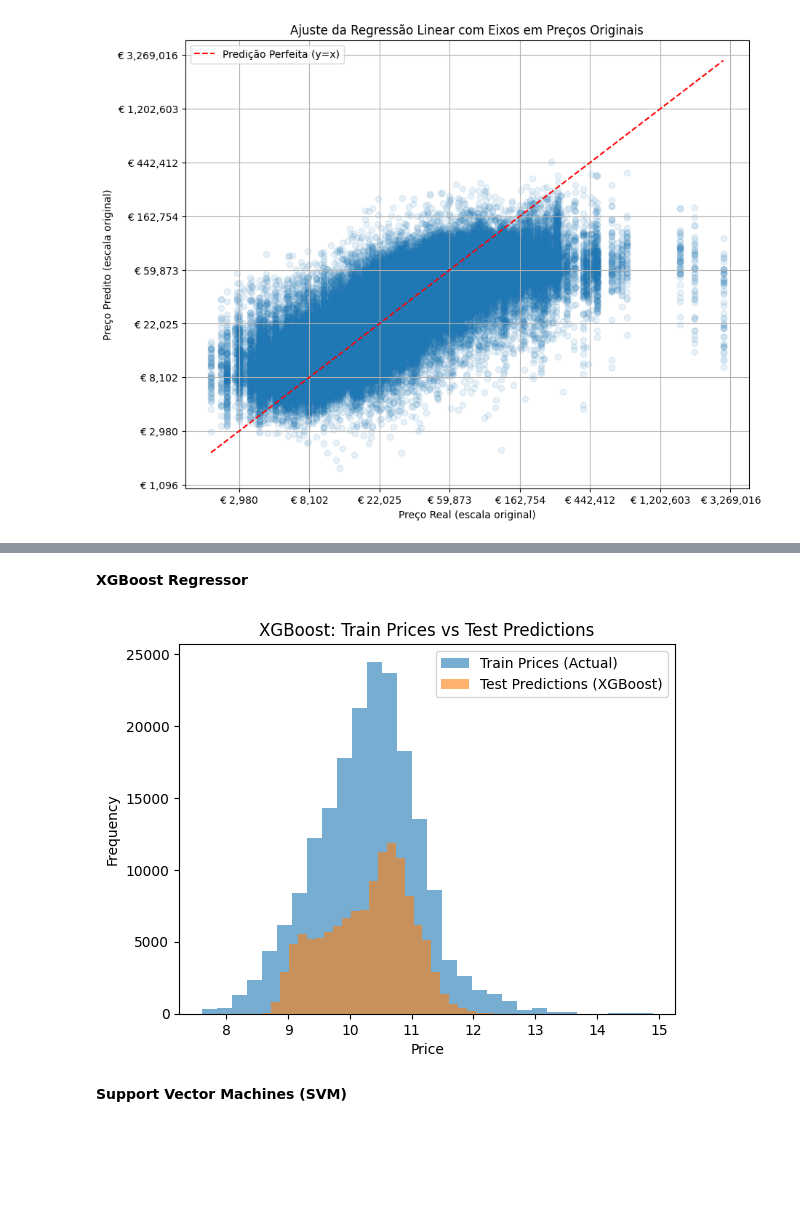
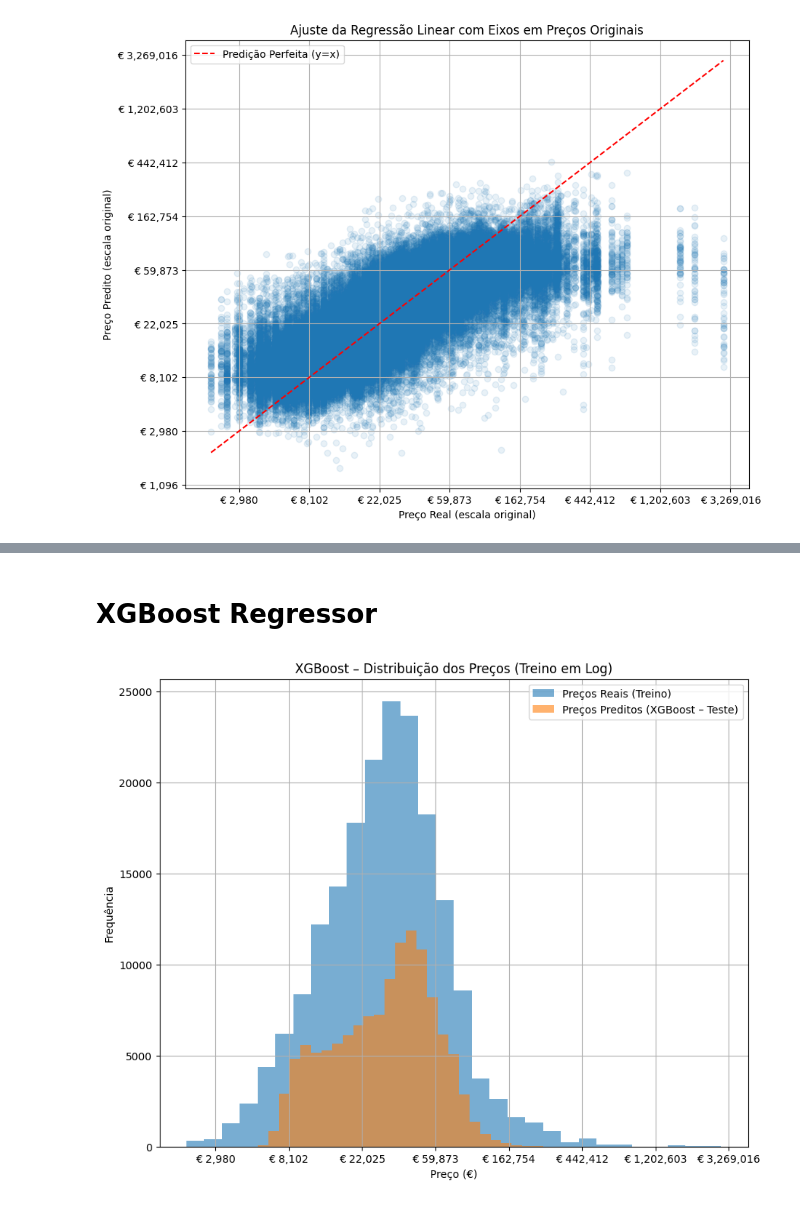
Before and after one commit to ThaylaalyahT/AA_TP1, a Jupyter notebook: car_price_prediction_test.ipynb, the cells around one changed output, grey strips where cells are left out. Drawn from its saved outputs; the diff is of its cells as text; code cells hidden in the pictures; blank space fills up the shorter version.

```diff
--- a/car_price_prediction_test.ipynb
+++ b/car_price_prediction_test.ipynb
@@ -551,6 +380,10 @@ plt.show()
 # %%
-rf = RandomForestRegressor(n_estimators=100, random_state=42)
+rf = RandomForestRegressor(
+    n_estimators=100,
+    random_state=42
+)
+
 rf.fit(X_train_scaled, Y_train_log)
 
-Y_pred_rf = rf.predict(X_test_scaled)
+Y_pred_rf_log = rf.predict(X_test_scaled)
 # %%
@@ -566,5 +420,5 @@ plt.show()
 # %% [markdown]
-**XGBoost Regressor**
+# XGBoost Regressor
 # %%
 xgb_model = xgb.XGBRegressor(
     n_estimators=200,
@@ -575,15 +429,35 @@ xgb_model = xgb.XGBRegressor(
 
 xgb_model.fit(X_train_scaled, Y_train_log)
 
-# Prever
-Y_pred_xgb = xgb_model.predict(X_test_scaled)
+Y_pred_xgb_log = xgb_model.predict(X_test_scaled)
 # %%
-plt.hist(Y_train_log, bins=30, alpha=0.6, label='Train Prices (Actual)')
-plt.hist(Y_pred_xgb, bins=30, alpha=0.6, label='Test Predictions (XGBoost)')
-plt.xlabel('Price')
-plt.ylabel('Frequency')
-plt.title('XGBoost: Train Prices vs Test Predictions')
+plt.figure(figsize=(10, 8))
+
+plt.hist(
+    Y_train_log,
+    bins=30,
+    alpha=0.6,
+    label='Preços Reais (Treino)'
+)
+
+plt.hist(
+    Y_pred_xgb_log,
+    bins=30,
+    alpha=0.6,
+    label='Preços Preditos (XGBoost – Teste)'
+)
+
+def euro_formatter(x, pos):
+    return f'€ {np.expm1(x):,.0f}'
+
+formatter = FuncFormatter(euro_formatter)
+plt.gca().xaxis.set_major_formatter(formatter)
+
+plt.xlabel('Preço (€)')
+plt.ylabel('Frequência')
+plt.title('XGBoost – Distribuição dos Preços (Treino em Log)')
 plt.legend()
+plt.grid(True)
 plt.show()
 # %% [output]
-[figure, old version]
+[figure, new version]
@@ -606,2 +463,0 @@ submission.to_csv('submission_XGBoost.csv', index=False)
-# %% [markdown]
-**Support Vector Machines (SVM)**
```
Also changed, not shown: parts of 48 cells of this notebook.
